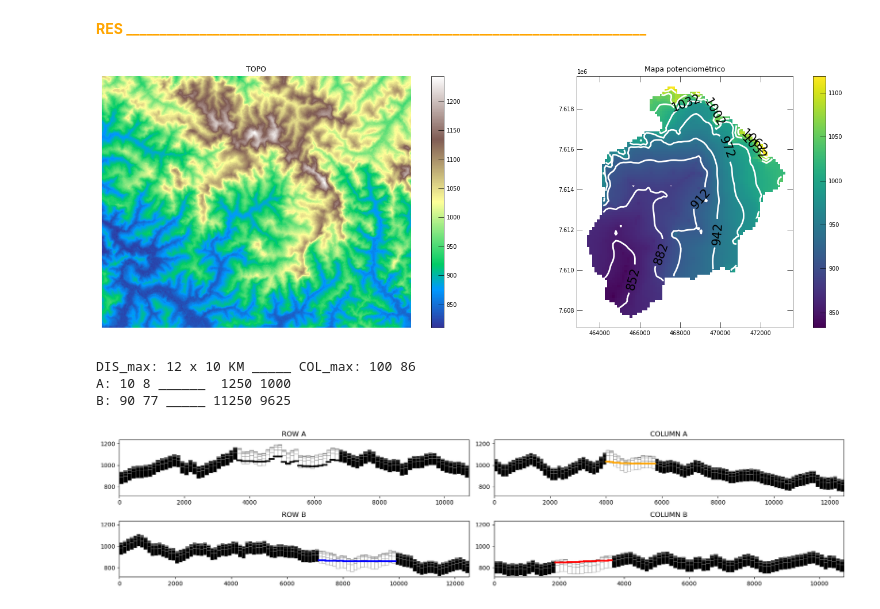
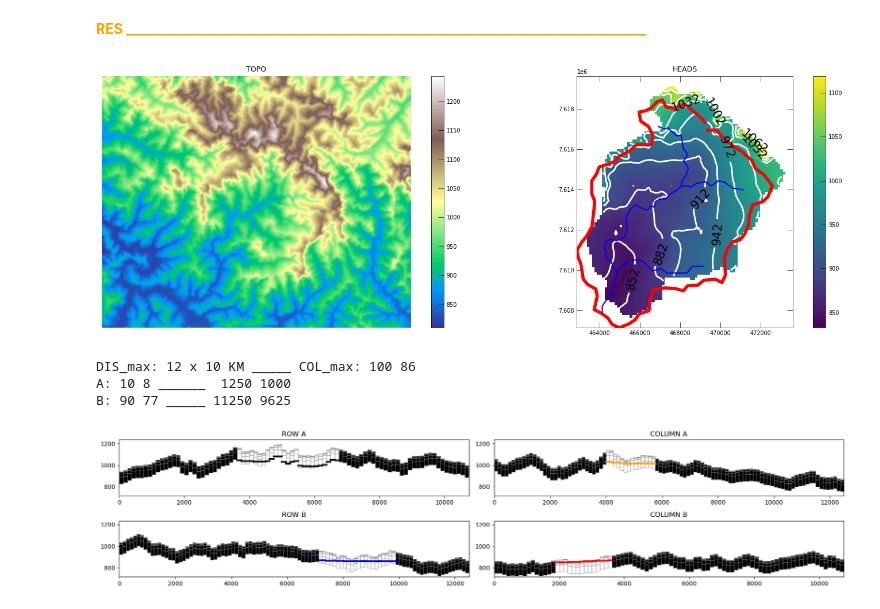
Before and after one commit to grossiRM/Beta-Me, a Jupyter notebook: mfsetuo/Tacho/02_Faz_dosTacho_Watershed.ipynb, the cells around one changed output. Cells and saved outputs as stored; diff of their text form; code cells hidden in the pictures.

```diff
--- a/mfsetuo/Tacho/02_Faz_dosTacho_Watershed.ipynb
+++ b/mfsetuo/Tacho/02_Faz_dosTacho_Watershed.ipynb
@@ -41,7 +41,7 @@ def STRUCT(modelgrid: flopy.discretization.StructuredGrid  ,boundary: List[tuple
     idx = tuple([idx[:, i] for i in range(idx.shape[1])])      ; idomain=np.zeros(modelgrid.shape[1:], dtype=int)    ; idomain[idx]=1 ;idomain=idomain.reshape(modelgrid.shape)
     modelgrid.idomain = idomain         ; return
 
-GRID=StructuredGrid(nlay=1 ,delr=np.full(ncol, dx),delc=np.full(nrow,dy)    ,xoff=XOFF,yoff=YOFF  ,top=TOP,botm=BOT,crs=32723)      ;STRUCT(GRID,LIST1) ; GRID#;LIST1
+GRID=StructuredGrid(nlay=1 ,delr=np.full(ncol, dx),delc=np.full(nrow,dy)    ,xoff=XOFF,yoff=YOFF  ,top=TOP,botm=BOT)      ;STRUCT(GRID,LIST1) ; GRID#;LIST1     # crs=32723
 
 TT=TOPO.resample_to_grid(GRID,band=TOPO.bands[0],method="linear",extrapolate_edges=True)  # 00:38
 # %%
@@ -127,10 +127,10 @@ dv0_DRN_______: 2.5
 64.072265625
 # %%
 K11=0.001; REC = 0.000001   # 0.000001 # np.array(dx)?
-sim = flopy.mf6.MFSimulation(sim_ws=TA,exe_name="mf6",memory_print_option="summary",)                                                     ; flopy.mf6.ModflowTdis   (sim)
+sim = flopy.mf6.MFSimulation(sim_ws=TA,exe_name="mf6",memory_print_option="summary",)                                                       ; flopy.mf6.ModflowTdis   (sim)
 flopy.mf6.ModflowIms        (sim,complexity="simple",print_option="SUMMARY",csv_outer_output_filerecord="outer.csv",csv_inner_output_filerecord="inner.csv",linear_acceleration="bicgstab"
                                 ,outer_maximum=1000,inner_maximum=100,outer_dvclose=1e-4,inner_dvclose=1e-5,preconditioner_levels=2,relaxation_factor=0.0)
-gwf = flopy.mf6.ModflowGwf  (sim,print_input=True,save_flows=True,newtonoptions="NEWTON UNDER_RELAXATION")                                  ; gwf.modelgrid.set_coord_info(crs=CRS)
+gwf = flopy.mf6.ModflowGwf  (sim,print_input=True,save_flows=True,newtonoptions="NEWTON UNDER_RELAXATION")                                # ; gwf.modelgrid.set_coord_info(crs=CRS)
 flopy.mf6.ModflowGwfdis  (gwf   ,nlay=nlay,nrow=nrow,ncol=ncol,delr=dx,delc=dy,idomain=idomain,top=TT,botm=BOTM,xorigin=XMIN,yorigin=YMIN)  ; flopy.mf6.ModflowGwfic   (gwf, strt=IC)
 flopy.mf6.ModflowGwfnpf  (gwf   ,save_specific_discharge=True,icelltype=1,k=K11)                                                            ; flopy.mf6.ModflowGwfrcha (gwf, recharge=REC)
 flopy.mf6.ModflowGwfdrn  (gwf                                                    ,maxbound=len(DRN) ,stress_period_data=DRN ,pname="DRN1"   ,filename="drn_riv.drn")    # _______ DRN _______
@@ -142,18 +146,22 @@ sim.write_simulation(silent=True)
 # %%
 CO=30   ;WT=flopy.utils.postprocessing.get_water_table(gwf.output.head().get_data())  ;H0=gwf.output.head().get_data()  ;hmin,hmax=WT.min(),WT.max();CONT=np.arange(hmin*.05,hmax, CO)
 with styles.USGSMap():
     fig = plt.figure(figsize=(14, 5))
     ax = fig.add_subplot(121)  ; f = np.array(BAND) ;plt.imshow(f,interpolation="nearest",origin="upper",cmap="terrain") ; plt.colorbar(shrink=1) ;plt.title("TOPO") ;plt.axis('off')
+
     ax = fig.add_subplot(122)  ; ax.set_aspect("equal")
     pmv = flopy.plot.PlotMapView(modelgrid=gwf.modelgrid, ax=ax)                          ; HH = pmv.plot_array(H0, vmin=hmin, vmax=hmax, alpha=1)    ; plt.colorbar(HH, ax=ax, shrink=1)
-    CC = pmv.contour_array(WT,levels=CONT,colors="white" ,linewidths=2,linestyles="-",)   ; plt.clabel(CC, fontsize=15,colors="black" )               ; plt.title("Mapa potenciométrico")
-#    ax.plot(CCA[:,0], CCA[:,1], "red",linewidth=4)      ; plt.title("HEADS")             \ for SG in LIST2:  CCB = np.array(SG)                      ; ax.plot(CCB[:,0], CCB[:,1], "b")
-    ax.plot([1250 , 1250],[-100,15000],color='r') ;ax.plot([-100,12000],[ 2000, 2000],color='b');ax.plot([9000,9000],[-100,15000],color='orange');ax.plot([-100,12000],[10000,10000],color='black')
+    CC = pmv.contour_array(WT,levels=CONT,colors="white" ,linewidths=2,linestyles="-",)   ; plt.clabel(CC, fontsize=15,colors="black" )
+    ax.plot(CCA[:,0], CCA[:,1], "red",linewidth=4)      ; plt.title("HEADS")
+    for SG in LIST2:  CCB = np.array(SG)                      ; ax.plot(CCB[:,0], CCB[:,1], "b")
+    #ax.plot([1250 , 1250],[-100,15000],color='r') ;ax.plot([-100,12000],[ 2000, 2000],color='b');ax.plot([9000,9000],[-100,15000],color='orange');ax.plot([-100,12000],[10000,10000],color='black')
+
+
 plt.tight_layout()             ; plt.show(block=False)                                    #; print('Hmin:',int(hmin), 'Hmax:',int(hmax), 'DIF:', -int(hmin)+int(hmax))
 aa=int(nrow)*0.1;bb=int(ncol)*0.1;cc=int(nrow)*0.9;dd=int(ncol)*0.9  ; print('DIS_max:',int(nrow*dx/1000),'x',int(ncol*dy/1000),'KM','_____ COL_max:',nrow,ncol)
 print('A:',int(aa),int(bb),'______ ',int(aa)*dy,int(bb)*dx)          ; print('B:',int(cc),int(dd),'_____',int(cc)*dy,int(dd)*dx)
 # %% [output]
-[figure, old version]
+[figure, new version]
 DIS_max: 12 x 10 KM _____ COL_max: 100 86
 A: 10 8 ______  1250 1000
 B: 90 77 _____ 11250 9625
```
Also changed, not shown: parts of 1 cell of this notebook, 8 other files.
